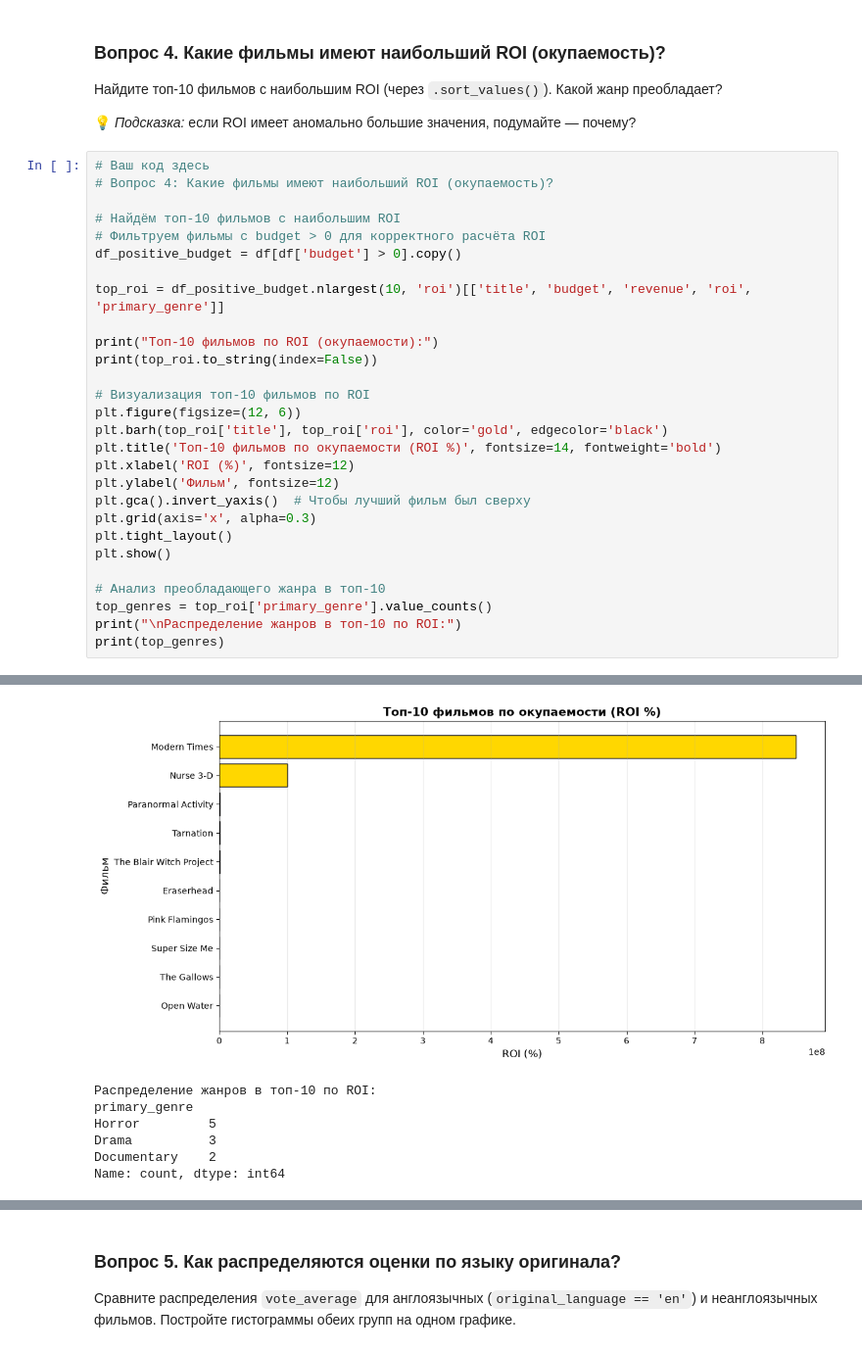
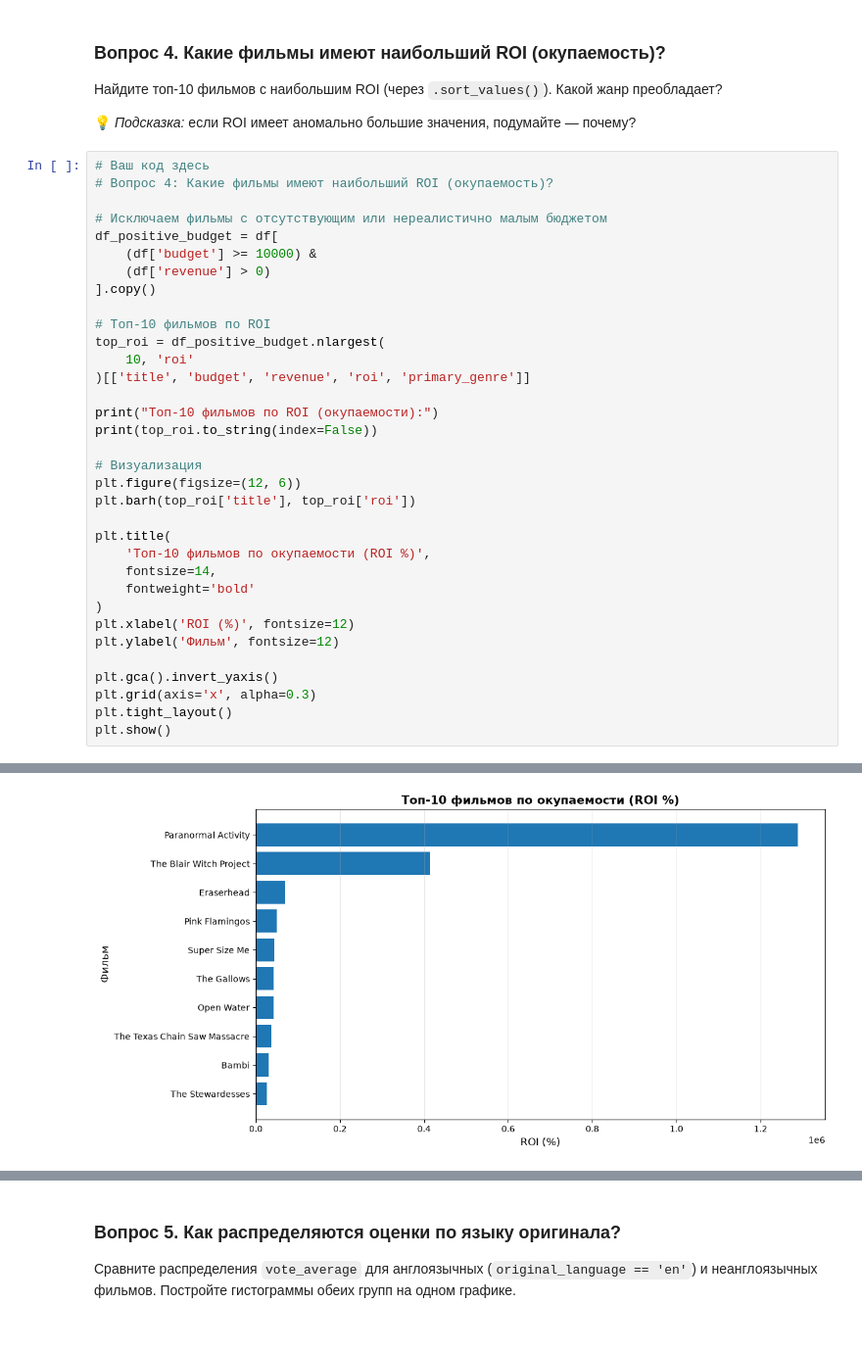
Before and after one commit to eignat88/ntology_STPY-81_w11-main, a Jupyter notebook: final_project_tmdb.ipynb, the cells around one changed output, grey strips where cells are left out. Shown at 98% size. Cells and saved outputs as stored; diff of their text form.

```diff
--- a/final_project_tmdb.ipynb
+++ b/final_project_tmdb.ipynb
@@ -495,29 +495,35 @@ print(yearly_stats.head(10))
 # Ваш код здесь
 # Вопрос 4: Какие фильмы имеют наибольший ROI (окупаемость)?
 
-# Найдём топ-10 фильмов с наибольшим ROI
-# Фильтруем фильмы с budget > 0 для корректного расчёта ROI
-df_positive_budget = df[df['budget'] > 0].copy()
+# Исключаем фильмы с отсутствующим или нереалистично малым бюджетом
+df_positive_budget = df[
+    (df['budget'] >= 10000) &
+    (df['revenue'] > 0)
+].copy()
 
-top_roi = df_positive_budget.nlargest(10, 'roi')[['title', 'budget', 'revenue', 'roi', 'primary_genre']]
+# Топ-10 фильмов по ROI
+top_roi = df_positive_budget.nlargest(
+    10, 'roi'
+)[['title', 'budget', 'revenue', 'roi', 'primary_genre']]
 
 print("Топ-10 фильмов по ROI (окупаемости):")
 print(top_roi.to_string(index=False))
 
-# Визуализация топ-10 фильмов по ROI
+# Визуализация
 plt.figure(figsize=(12, 6))
-plt.barh(top_roi['title'], top_roi['roi'], color='gold', edgecolor='black')
-plt.title('Топ-10 фильмов по окупаемости (ROI %)', fontsize=14, fontweight='bold')
+plt.barh(top_roi['title'], top_roi['roi'])
+
+plt.title(
+    'Топ-10 фильмов по окупаемости (ROI %)',
+    fontsize=14,
+    fontweight='bold'
+)
 plt.xlabel('ROI (%)', fontsize=12)
 plt.ylabel('Фильм', fontsize=12)
-plt.gca().invert_yaxis()  # Чтобы лучший фильм был сверху
+
+plt.gca().invert_yaxis()
 plt.grid(axis='x', alpha=0.3)
 plt.tight_layout()
 plt.show()
-
-# Анализ преобладающего жанра в топ-10
-top_genres = top_roi['primary_genre'].value_counts()
-print("\nРаспределение жанров в топ-10 по ROI:")
-print(top_genres)
 # %% [output]
 Топ-10 фильмов по ROI (окупаемости):
@@ -535,10 +541,4 @@ The Blair Witch Project   60000 248000000 4.132333e+05        Horror
-[figure, old version]
+[figure, new version]
-Распределение жанров в топ-10 по ROI:
-primary_genre
-Horror         5
-Drama          3
-Documentary    2
-Name: count, dtype: int64
 # %% [markdown]
 **Вывод:**
 
```
Also changed, not shown: parts of 2 cells of this notebook.
